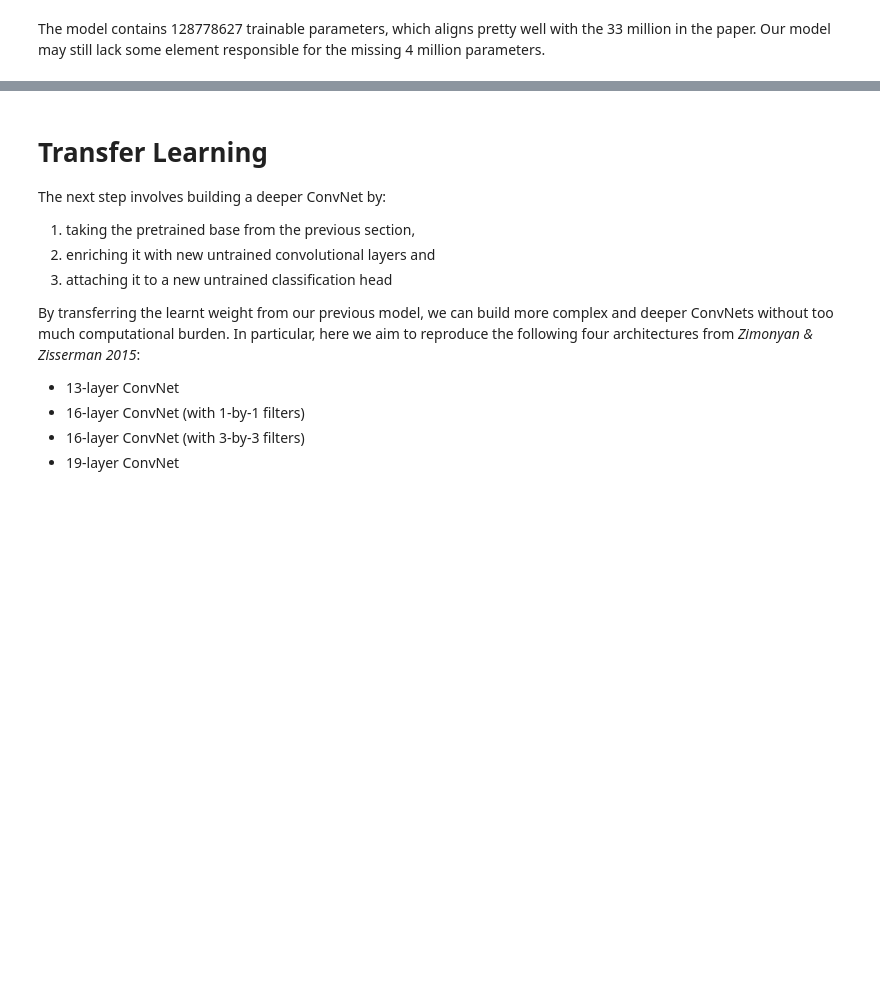
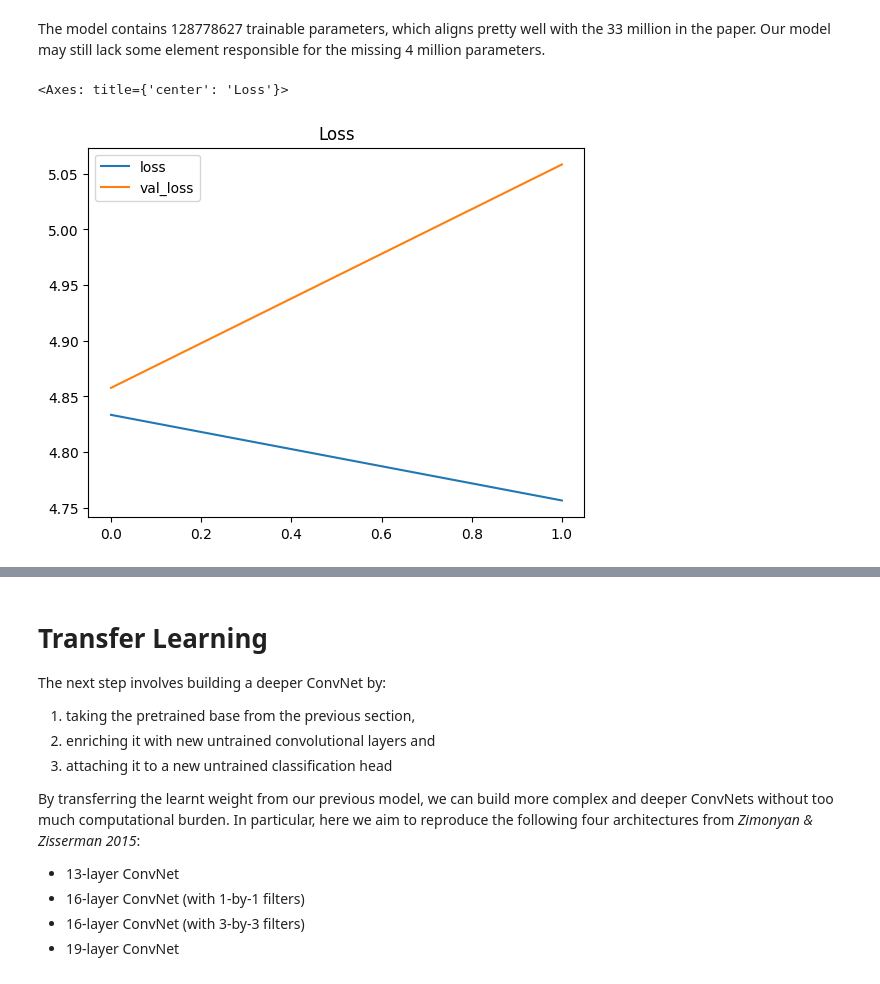
Before and after one commit to irenebernardi/VGG-16-replication, a Jupyter notebook: imagenet-reproducing-convnets.ipynb, the cells around one changed output, grey strips where cells are left out. Drawn from its saved outputs; the diff is of its cells as text; code cells hidden in the pictures; blank space fills up the shorter version.

Commit message:
Debugged implementing validation

```diff
--- a/imagenet-reproducing-convnets.ipynb
+++ b/imagenet-reproducing-convnets.ipynb
@@ -260,10 +247,16 @@ Label:  102
 # %%
-# Improve dataset performance
+# Improve train set performance
 train_ds = train_ds \
     .cache() \
     .shuffle(buffer_size=1000) \
     .batch(BATCH_SIZE) \
     .prefetch(buffer_size=tf.data.AUTOTUNE)
+
+# Improve devel set performance
+devel_ds = devel_ds \
+    .batch(BATCH_SIZE) \
+    .cache() \
+    .prefetch(buffer_size=tf.data.AUTOTUNE)
 # %%
 image_batch, label_batch = next(iter(train_ds))
 
@@ -332,7 +325,7 @@ def create_optimiser():
     return sgd_optimiser
 # %%
 # Set up model within scope of tpu strategy
-with tpu_strategy.scope():
+with strategy.scope():
 
     # Build model
     model = design_model()
@@ -351,7 +347,7 @@ To test that the model works, we train it for a few epochs. Ideally, we will tra
 # %%
 # Update learning rate
 LR_Decay = keras.callbacks.ReduceLROnPlateau(
-    monitor="loss",
+    monitor="val_loss",
     factor=0.1,
     patience=2,
     mode="min",
@@ -362,6 +358,7 @@ LR_Decay = keras.callbacks.ReduceLROnPlateau(
 # Train the model
 history = model.fit(
     train_ds,
+    validation_data=devel_ds,
     epochs=EPOCH_NUM,
     batch_size=BATCH_SIZE,
     verbose=False,
@@ -371,5 +368,5 @@ history = model.fit(
 # Store training history as a dataframe
 history_df = pd.DataFrame(history.history)
 
-print(f"Train loss: {history_df['loss'].iloc[-1]:.3f}")
-print(f"Train accuracy: {history_df['sparse_categorical_accuracy'].iloc[-1]:.3f}")
+print(f"Train loss: {history_df['loss'].iloc[-1]:.3f}, Devel loss: {history_df['val_loss'].iloc[-1]:.3f}")
+print(f"Train accuracy: {history_df['sparse_categorical_accuracy'].iloc[-1]:.3f}, Devel accuracy: {history_df['val_sparse_categorical_accuracy'].iloc[-1]:.3f}")
@@ -377,6 +386,9 @@ print(f"Train accuracy: {history_df['sparse_categorical_accuracy'].iloc[-1]:.3f}
 The model contains 128778627 trainable parameters, which aligns pretty well with the 33 million in the paper. Our model may still lack some element responsible for the missing 4 million parameters.
 # %%
 # Visualise loss
-history_df.loc[:, "loss"].plot(title="Loss")
+history_df.loc[:, ["loss", "val_loss"]].plot(title="Loss")
+# %% [output]
+<Axes: title={'center': 'Loss'}>
+[figure, added]
 # %%
 # Visualise accuracy
```
Also changed, not shown: parts of 16 cells of this notebook.
